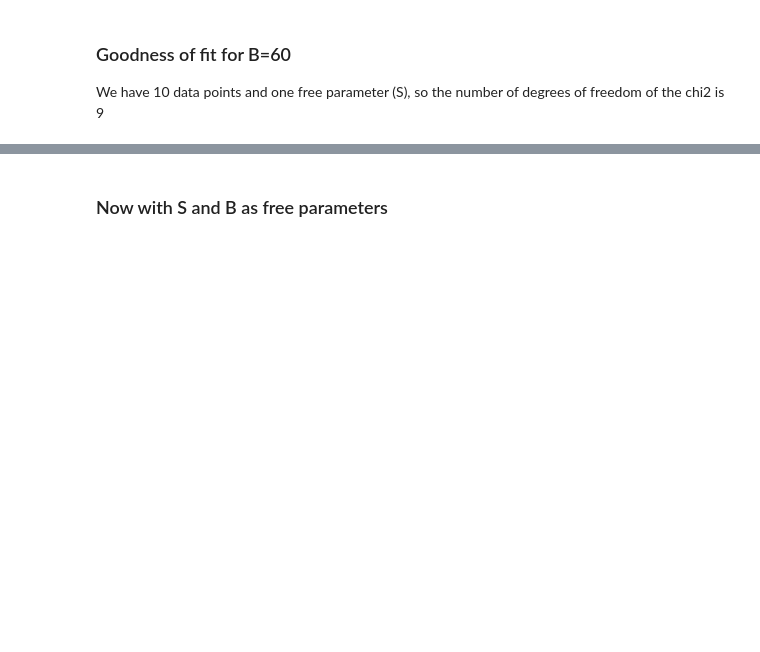
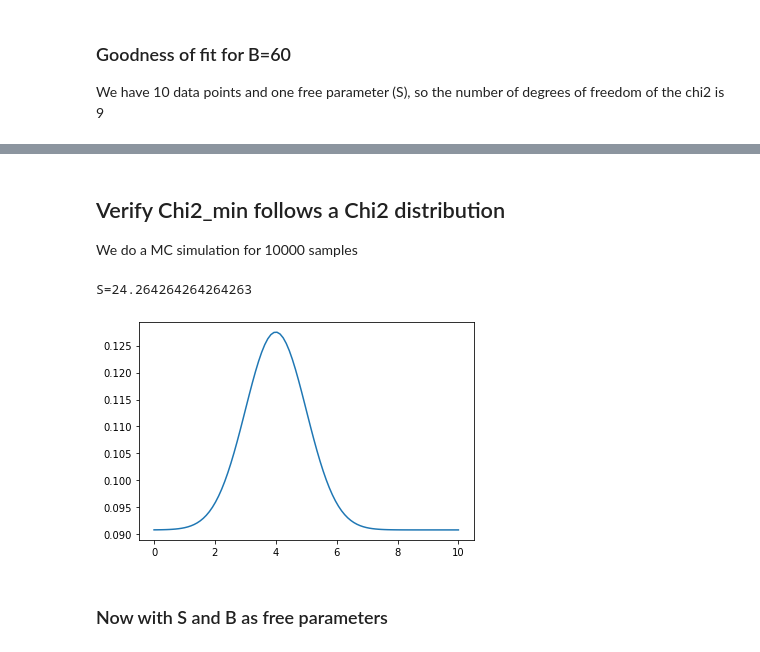
Before and after one commit to Oscar-PL/master-mcm-material, a Jupyter notebook: challenges/Challenge5.ipynb, the cells around one changed output, grey strips where cells are left out. Drawn from its saved outputs; the diff is of its cells as text; code cells hidden in the pictures; blank space fills up the shorter version.

```diff
--- a/challenges/Challenge5.ipynb
+++ b/challenges/Challenge5.ipynb
@@ -127,0 +132,25 @@ p-value = 0.38
+# %% [markdown]
+## Verify Chi2_min follows a Chi2 distribution
+
+We do a MC simulation for 10000 samples
+# %%
+for i in range(10000):
+# %% [output]
+S=24.264264264264263
+# %%
+from scipy.stats import rv_continuous
+
+class dist(rv_continuous):
+    def _pdf(self, x):
+        return fit_func(x, S=S_result, B=60) / 660.8195644557718 # normalized
+
+# to normalize you can divide by something like my_dist.cdf(10 - 1E-9)
+
+my_dist = dist(a=0, b=10, name="S free")
+
+
+x = np.linspace(0, 10, 100)
+plt.plot(x, my_dist.pdf(x))
+plt.show()
+# %% [output]
+[figure, added]
```
Also changed, not shown: parts of 5 cells of this notebook.
